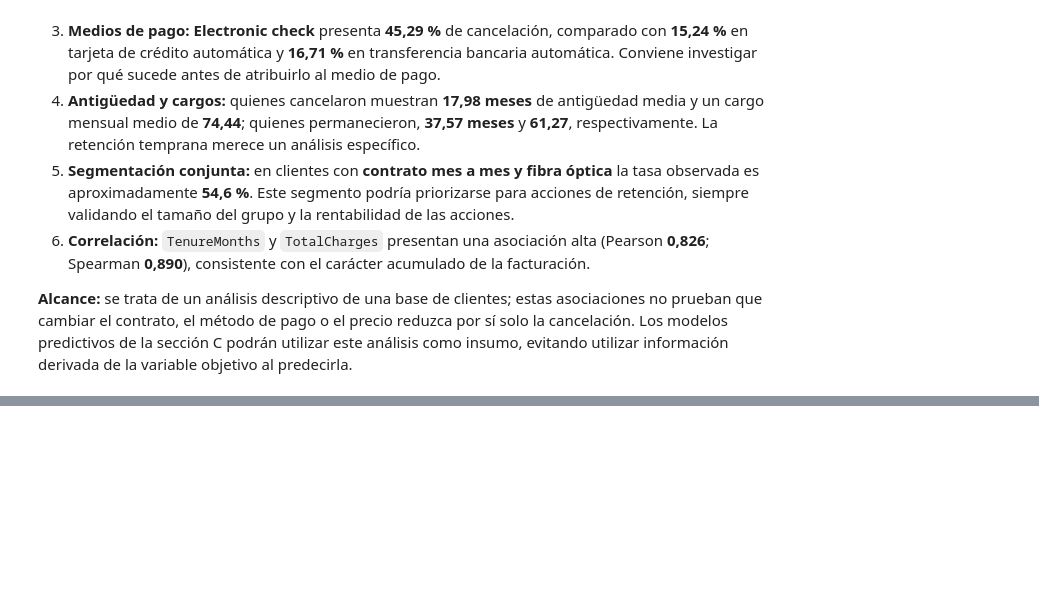
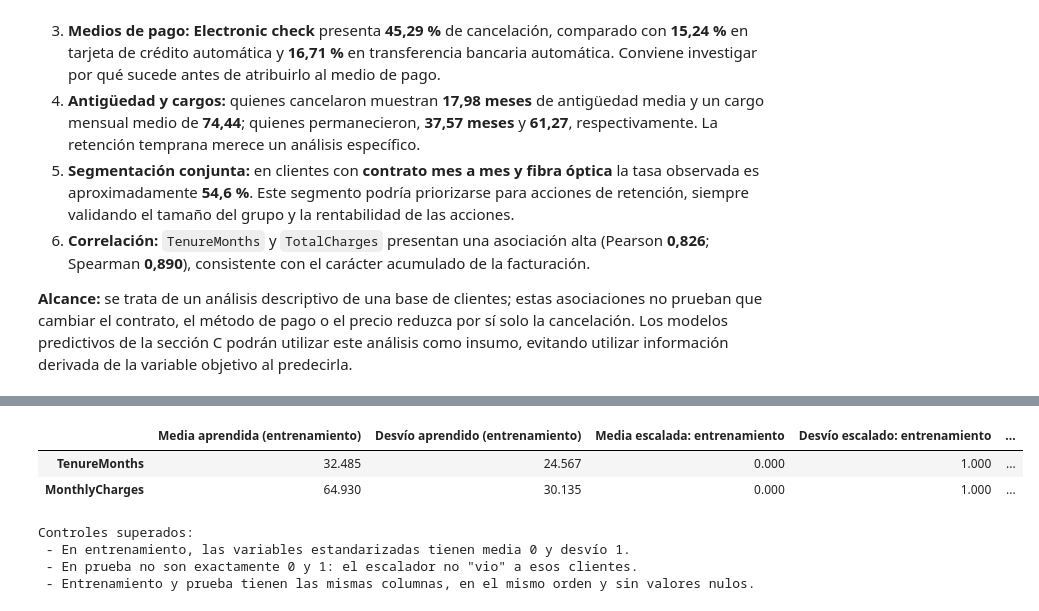
Before and after one commit to LauritoFarias/tpi-analisis-de-datos, a Jupyter notebook: notebooks/TPI_Analisis_de_Datos.ipynb, the cells around one changed output, grey strips where cells are left out. Cells and saved outputs as stored; diff of their text form; code cells hidden in the pictures; blank space fills up the shorter version.

```diff
--- a/notebooks/TPI_Analisis_de_Datos.ipynb
+++ b/notebooks/TPI_Analisis_de_Datos.ipynb
@@ -710,0 +1013,37 @@ Cantidad de clientes en cada cruce:
+# %%
+# =============================================================================
+# C.1.4 - CONTROL DE FUGA DE INFORMACIÓN Y VERIFICACIONES FINALES
+# =============================================================================
+escalador_c = preprocesador.named_transformers_['cuantitativas']
+
+control_escalado_c = pd.DataFrame({
+    'Media aprendida (entrenamiento)': escalador_c.mean_,
+    'Desvío aprendido (entrenamiento)': escalador_c.scale_,
+    'Media escalada: entrenamiento': X_train_prep[variables_numericas_c].mean().values,
+    'Desvío escalado: entrenamiento': X_train_prep[variables_numericas_c].std(ddof=0).values,
+    'Media escalada: prueba': X_test_prep[variables_numericas_c].mean().values,
+    'Desvío escalado: prueba': X_test_prep[variables_numericas_c].std(ddof=0).values
+}, index=variables_numericas_c)
+
+with pd.option_context('display.float_format', '{:.3f}'.format):
+    display(control_escalado_c.round(3) + 0.0)   # "+ 0.0" evita que un cero se muestre como -0.000
+
+# Controles: si alguno falla, la ejecución se detiene en lugar de seguir con datos mal preparados
+assert np.allclose(X_train_prep[variables_numericas_c].mean(), 0, atol=1e-9)
+assert np.allclose(X_train_prep[variables_numericas_c].std(ddof=0), 1, atol=1e-9)
+assert list(X_train_prep.columns) == list(X_test_prep.columns)
+assert not X_train_prep.isna().any().any() and not X_test_prep.isna().any().any()
+assert X_train_prep.index.equals(X_train.index) and X_test_prep.index.equals(X_test.index)
+
+print('Controles superados:')
+print(' - En entrenamiento, las variables estandarizadas tienen media 0 y desvío 1.')
+print(' - En prueba no son exactamente 0 y 1: el escalador no "vio" a esos clientes.')
+print(' - Entrenamiento y prueba tienen las mismas columnas, en el mismo orden y sin valores nulos.')
+# %% [output]
+|  | Media aprendida (entrenamiento) | Desvío aprendido (entrenamiento) | Media escalada: entrenamiento | Desvío escalado: entrenamiento | ... |
+| TenureMonths | 32.485 | 24.567 | 0.000 | 1.000 | ... |
+| MonthlyCharges | 64.930 | 30.135 | 0.000 | 1.000 | ... |
+Controles superados:
+ - En entrenamiento, las variables estandarizadas tienen media 0 y desvío 1.
+ - En prueba no son exactamente 0 y 1: el escalador no "vio" a esos clientes.
+ - Entrenamiento y prueba tienen las mismas columnas, en el mismo orden y sin valores nulos.
```
Also changed, not shown: parts of 11 cells of this notebook.
